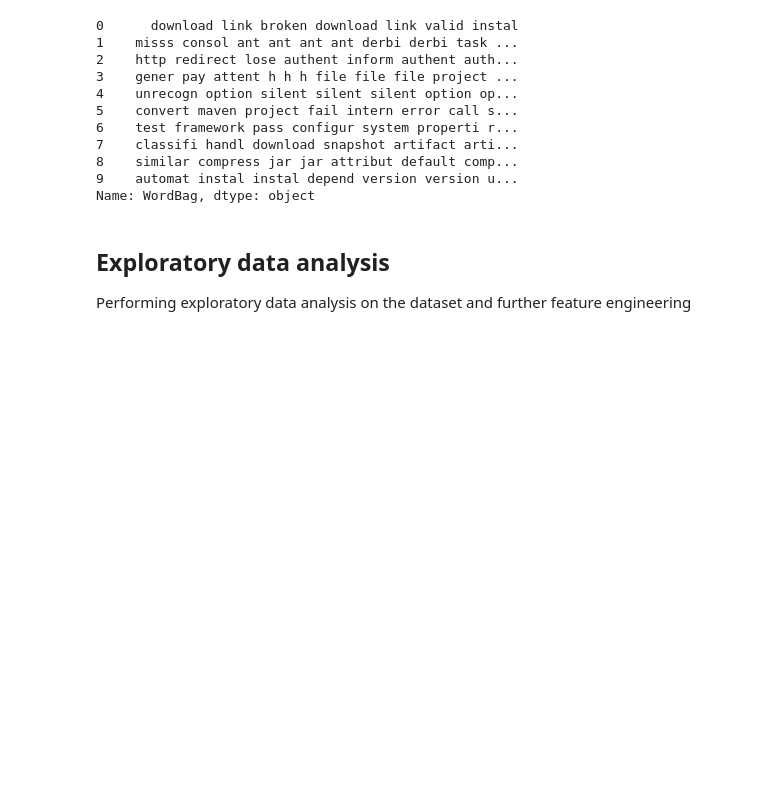
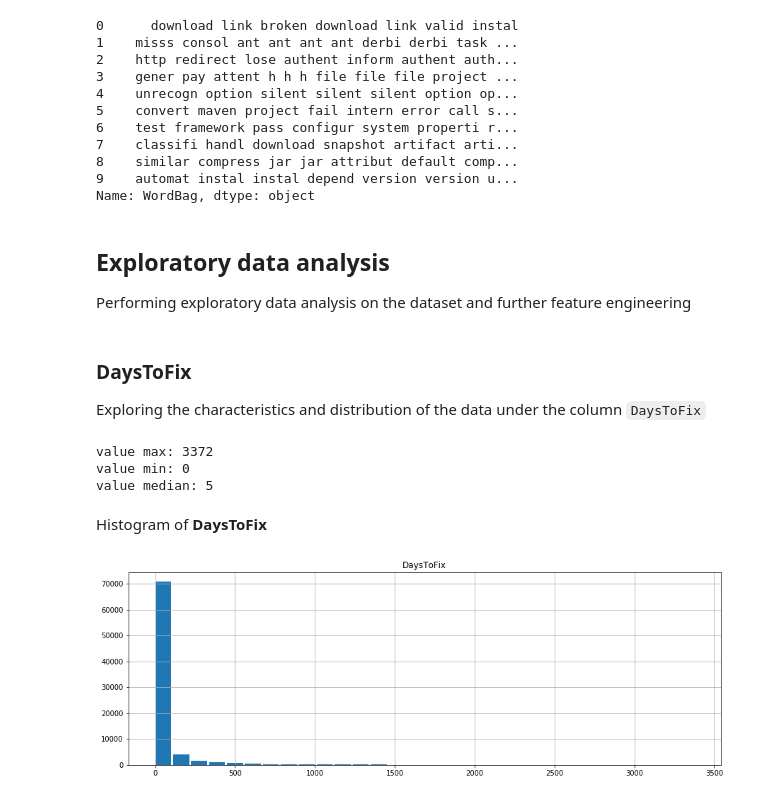
Before and after one commit to winnawat/bugfixtime, a Jupyter notebook: bugfixtime.ipynb, the cells around one changed output. Cells and saved outputs as stored; diff of their text form; code cells hidden in the pictures; blank space fills up the shorter version.

```diff
--- a/bugfixtime.ipynb
+++ b/bugfixtime.ipynb
@@ -314,3 +328,21 @@ Name: WordBag, dtype: object
 # %% [markdown]
 ## Exploratory data analysis
 Performing exploratory data analysis on the dataset and further feature engineering
+# %% [markdown]
+### DaysToFix
+Exploring the characteristics and distribution of the data under the column `DaysToFix`
+# %%
+# getting the max, min, and median of the column "DaysToFix"
+print("value max: %i" % bugsdf["DaysToFix"].max())
+print("value min: %i" % bugsdf["DaysToFix"].min())
+print("value median: %i" % bugsdf["DaysToFix"].median())
+# %% [output]
+value max: 3372
+value min: 0
+value median: 5
+# %% [markdown]
+Histogram of **DaysToFix**
+# %%
+bugsdf.hist(column="DaysToFix", bins=30, figsize=(15,5), width=100);
+# %% [output]
+[figure, added]
```
Also changed, not shown: parts of 10 cells of this notebook.
